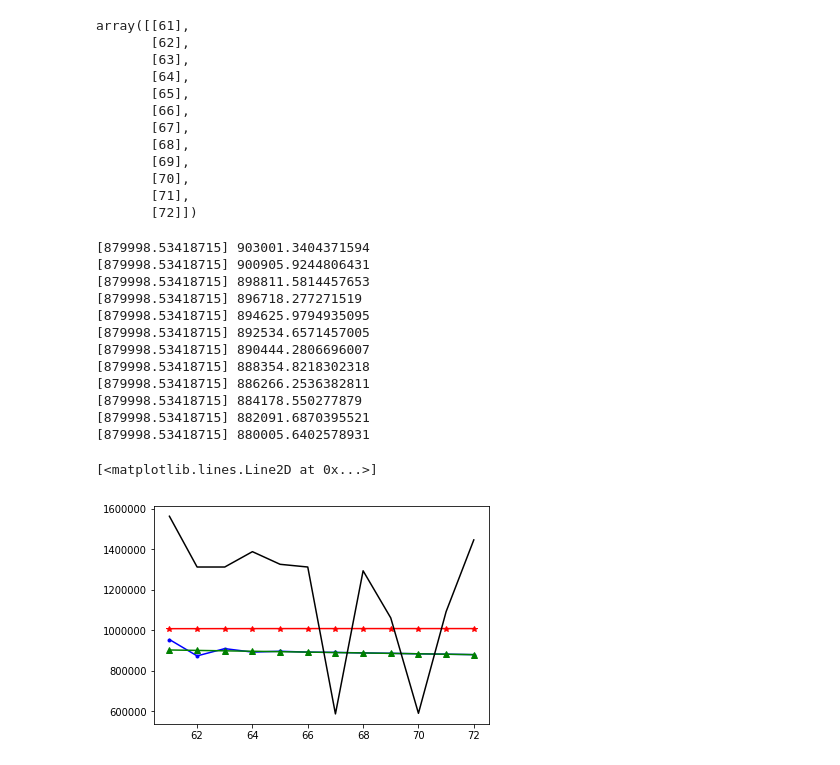
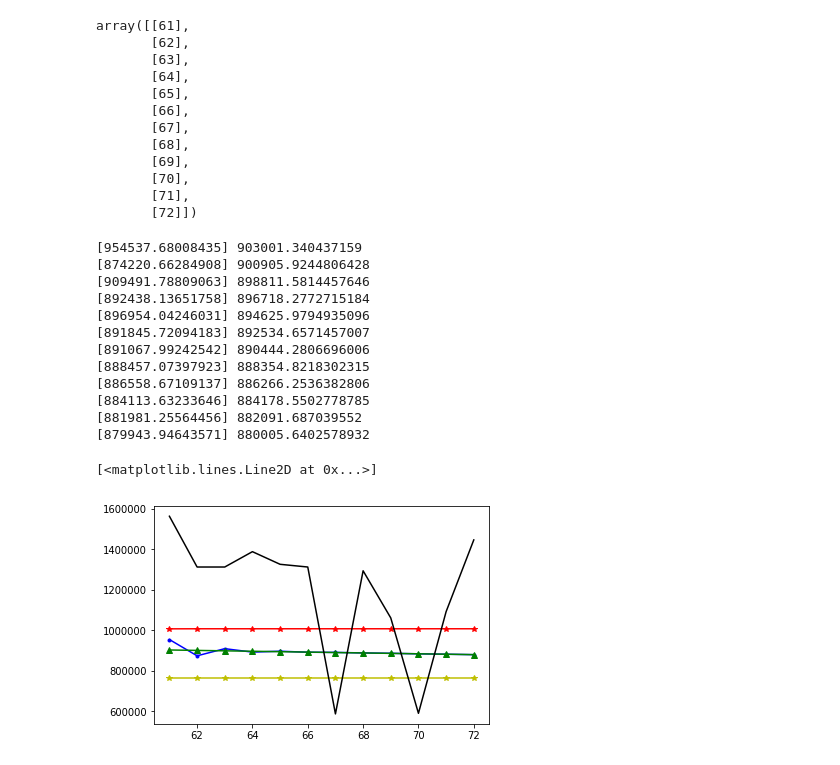
Before and after one commit to robineriksson/HackerRankSolutions, a Jupyter notebook: forecastPassenger/predictPassangers.ipynb, the cells around one changed output. Drawn from its saved outputs; the diff is of its cells as text; code cells hidden in the pictures.

Commit message:
now testing tempPred

```diff
--- a/forecastPassenger/predictPassangers.ipynb
+++ b/forecastPassenger/predictPassangers.ipynb
@@ -104,0 +96,4 @@ SVR(C=1000, cache_size=200, coef0=0.0, degree=3, epsilon=0.1, gamma=0.1,
+# %%
+def hackerTest(pred, expec):
+    error = np.sum(np.abs(pred-expec)/expec)
+    return(error)
@@ -104,0 +175,3 @@ SVR(C=1000, cache_size=200, coef0=0.0, degree=3, epsilon=0.1, gamma=0.1,
+# %%
+clf_best = SVR(kernel="rbf",C=C_best)
+clf_best.fit(X,y)
@@ -104,0 +192,3 @@ SVR(C=1000, cache_size=200, coef0=0.0, degree=3, epsilon=0.1, gamma=0.1,
+# %%
+model_rf = RandomForestRegressor()
+model_rf.fit(X,y)
@@ -120,7 +227,8 @@ array([[61],
        [71],
        [72]])
 # %%
-clfpredict = clf.predict(X_test)
+clfpredict = clf_best.predict(X_test)
+model_rf_predict = model_rf.predict(X_test)
 # %%
 T = 12
 
@@ -150,27 +258,28 @@ for i in range(T):
     yhat2 = olsforcast(seendata2)
     predicted1.append(yhat1)
     predicted2.append(yhat2)
-    print(yhat, yhat2)
+    print(yhat1, yhat2)
     seendata1.append(yhat1)
     seendata2.append(yhat2)
 # %% [output]
-[879998.53418715] 903001.3404371594
-[879998.53418715] 900905.9244806431
-[879998.53418715] 898811.5814457653
-[879998.53418715] 896718.277271519
-[879998.53418715] 894625.9794935095
-[879998.53418715] 892534.6571457005
-[879998.53418715] 890444.2806696007
-[879998.53418715] 888354.8218302318
-[879998.53418715] 886266.2536382811
-[879998.53418715] 884178.550277879
-[879998.53418715] 882091.6870395521
-[879998.53418715] 880005.6402578931
+[954537.68008435] 903001.340437159
+[874220.66284908] 900905.9244806428
+[909491.78809063] 898811.5814457646
+[892438.13651758] 896718.2772715184
+[896954.04246031] 894625.9794935096
+[891845.72094183] 892534.6571457007
+[891067.99242542] 890444.2806696006
+[888457.07397923] 888354.8218302315
+[886558.67109137] 886266.2536382806
+[884113.63233646] 884178.5502778785
+[881981.25564456] 882091.687039552
+[879943.94643571] 880005.6402578932
 # %%
 plt.plot(X_test, predicted1, 'b.-')
 plt.plot(X_test, predicted2, 'g^-')
 plt.plot(X_test, clfpredict,'r*-')
+plt.plot(X_test, model_rf_predict,'y*-')
 plt.plot(X_test, test, 'k')
 # %% [output]
 [<matplotlib.lines.Line2D at 0x...>]
-[figure, old version]
+[figure, new version]
```
Also changed, not shown: parts of 18 cells of this notebook, 7 other files.
